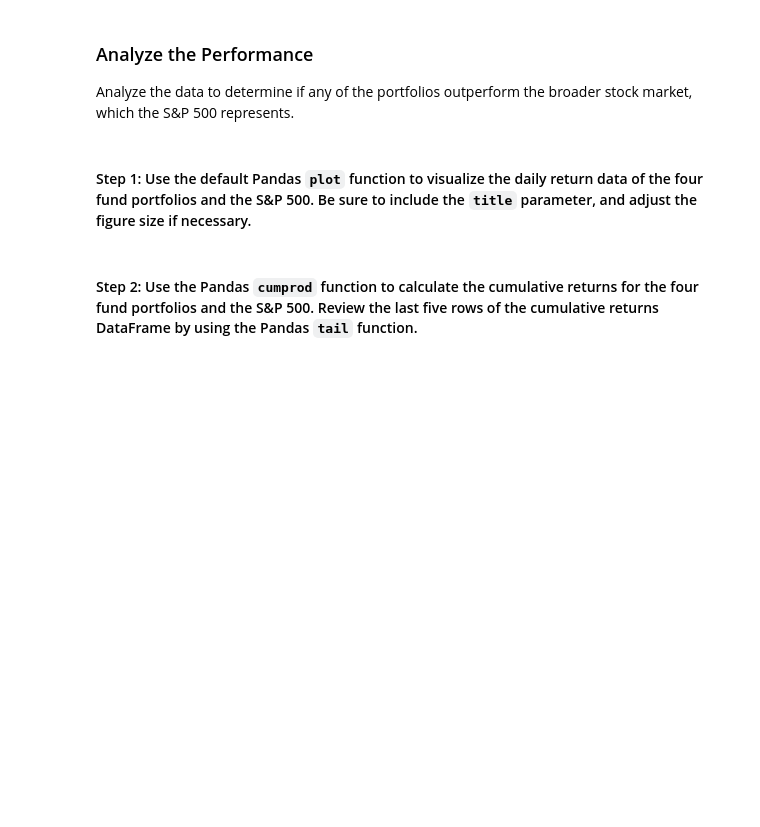
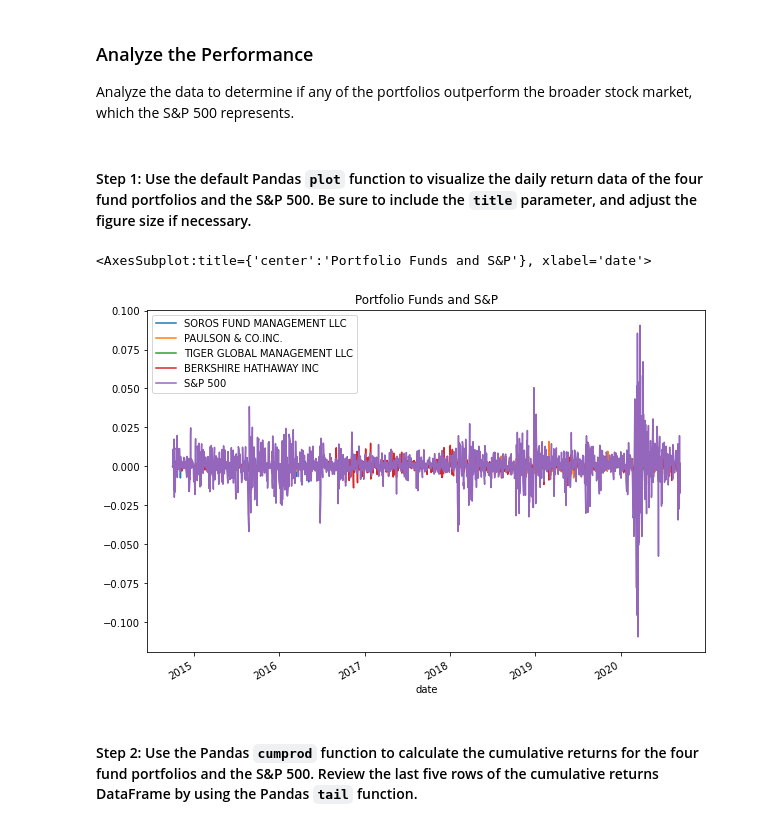
Before and after one commit to mbfm24/Analyzing_Portfolio_Risk_and_Return_Challenge, a Jupyter notebook: risk_return_analysis.ipynb, the cells around one changed output. Cells and saved outputs as stored; diff of their text form; code cells hidden in the pictures; blank space fills up the shorter version.

```diff
--- a/risk_return_analysis.ipynb
+++ b/risk_return_analysis.ipynb
@@ -106,4 +110,10 @@ Finally, answer the following two questions:
 # %%
 # Import the data by reading in the CSV file and setting the DatetimeIndex
 # Review the first 5 rows of the DataFrame
-# YOUR CODE HERE
+
+whalenavs_df = pd.read_csv(Path('./Resources/whale_navs.csv'),
+                           index_col ="date",
+                           parse_dates = True,
+                           infer_datetime_format = True)
+
+whalenavs_df.head()
@@ -113,4 +131,7 @@ Finally, answer the following two questions:
 # Prepare for the analysis by converting the dataframe of NAVs and prices to daily returns
 # Drop any rows with all missing values
 # Review the first five rows of the daily returns DataFrame.
-# YOUR CODE HERE
+
+whale_daily_returns = whalenavs_df.pct_change().dropna()
+
+whale_daily_returns.head()
@@ -129,7 +158,11 @@ Analyze the data to determine if any of the portfolios outperform the broader st
 # %%
 # Plot the daily return data of the 4 funds and the S&P 500
 # Inclue a title parameter and adjust the figure size
-# YOUR CODE HERE
+
+whale_daily_returns.plot(figsize = (10,7), title = "Portfolio Funds and S&P")
+# %% [output]
+<AxesSubplot:title={'center':'Portfolio Funds and S&P'}, xlabel='date'>
+[figure, added]
 # %% [markdown]
 #### Step 2: Use the Pandas `cumprod` function to calculate the cumulative returns for the four fund portfolios and the S&P 500. Review the last five rows of the cumulative returns DataFrame by using the Pandas `tail` function.
 # %%
```
Also changed, not shown: parts of 23 cells of this notebook.
